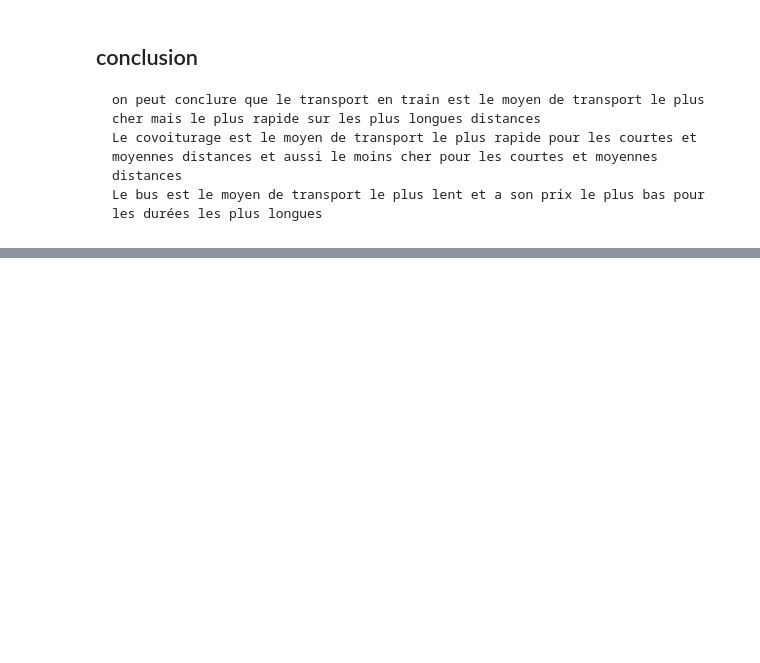
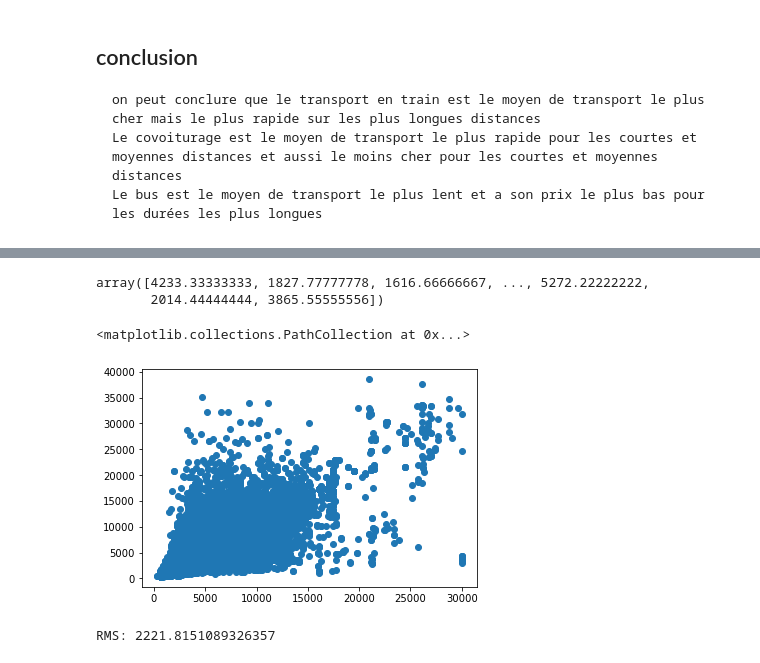
Before and after one commit to jordan237prog/DataCrunching, a Jupyter notebook: tictactrip.ipynb, the cells around one changed output, grey strips where cells are left out. Cells and saved outputs as stored; diff of their text form; code cells hidden in the pictures; blank space fills up the shorter version.

Commit message:
knn model creation, trained and used to predict price using distance and trip duration

```diff
--- a/tictactrip.ipynb
+++ b/tictactrip.ipynb
@@ -349,0 +360,36 @@ ut.distance_range(all_data_trip_distance,4)
+# %%
+# data sampling(dividing our dataset in to two parts the training and the testing sets)
+data_set = all_data_trip_distance
+# sampler initilisation
+msk = np.random.rand(len(data_set)) < 0.6
+
+# samples created
+train = data_set[msk]
+test = data_set[~msk]
+
+# training data
+X_train = train[['city_distance_km',  'duration_in_hrs']].values
+y_train = train['price_in_cents'].values
+
+# testing or validation data
+X_test = test[['city_distance_km',  'duration_in_hrs']].values
+y_test = test['price_in_cents'].values
+
+# initailissing model with scalling and pipeline
+knn_pipeline = Pipeline([
+    ('scale', StandardScaler()),
+    ('model', KNeighborsRegressor(n_neighbors=4))
+])
+
+# to get all the params that we are able to work with
+# knn_pipeline_model.get_params()
+# %%
+# create a GridSearch object for Cross Validation(better training proccess)
+knn_model = GridSearchCV(estimator=knn_pipeline_model,
+                         param_grid={'model__n_neighbors': [1, 2, 3, 4, 5, 6, 7, 8, 9, 10]},
+                         cv=3)
+# %%
+# training model
+knn_model.fit(X_test, y_test)
+# result of all different params and ranking of the best one
+pd.DataFrame(knn_model.cv_results_)
@@ -349,0 +408,16 @@ ut.distance_range(all_data_trip_distance,4)
+# %%
+# prdition using trained model
+prediction = knn_model.predict(X_train)
+prediction
+# %% [output]
+array([4233.33333333, 1827.77777778, 1616.66666667, ..., 5272.22222222,
+       2014.44444444, 3865.55555556])
+# %%
+plt.scatter(prediction, y_train )
+# %% [output]
+<matplotlib.collections.PathCollection at 0x...>
+[figure, added]
+# %%
+print("RMS: %r " % np.sqrt(np.mean((prediction - y_train) ** 2)))
+# %% [output]
+RMS: 2221.8151089326357
```
Also changed, not shown: parts of 4 cells of this notebook.
